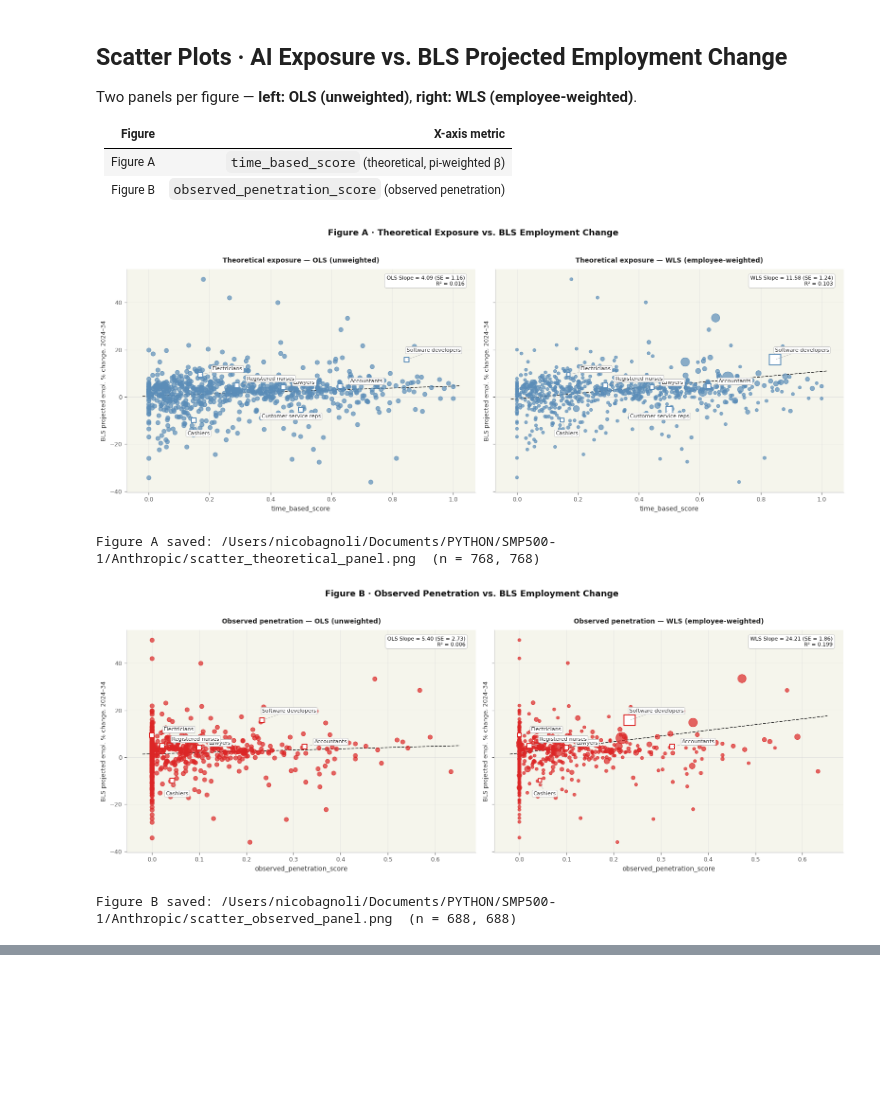
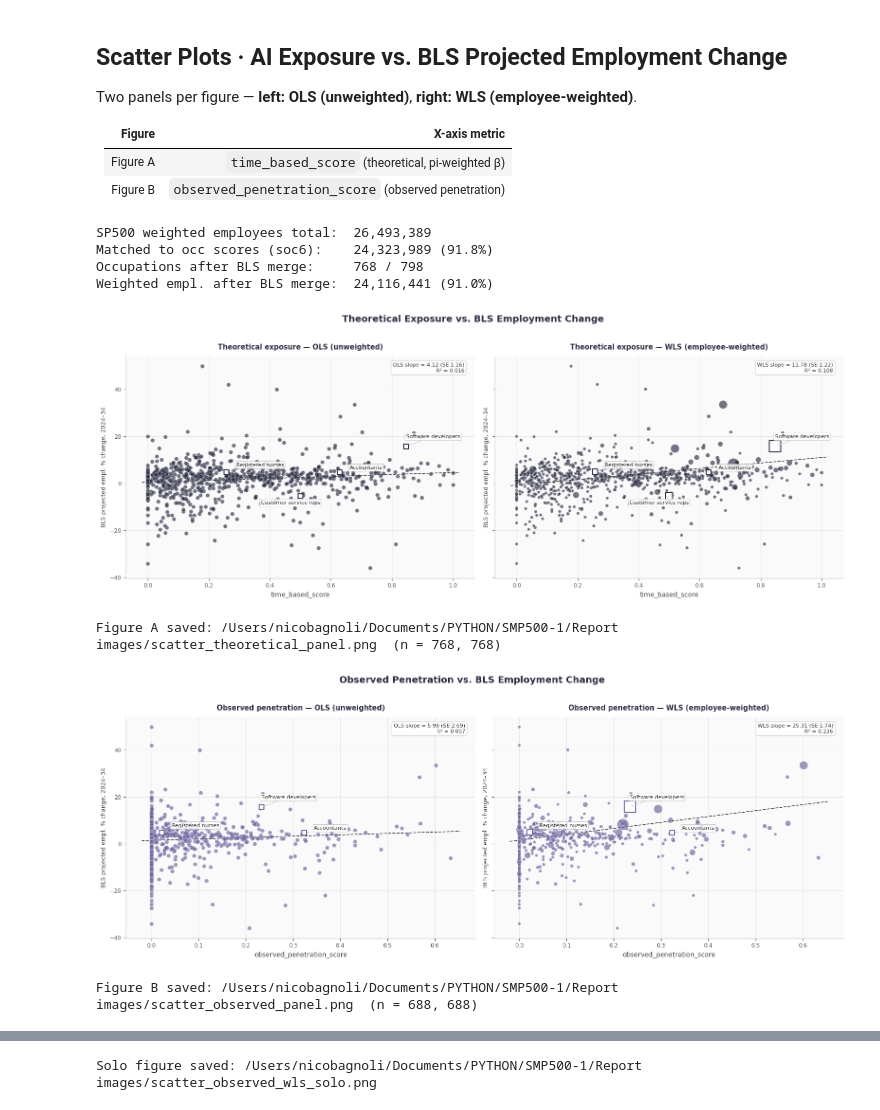
Before and after one commit to MIT-Work-Analytics-Laboratory/SMP500, a Jupyter notebook: 1.2 - Figures_Anthropic.ipynb, the cells around one changed output, grey strips where cells are left out. Cells and saved outputs as stored; diff of their text form; code cells hidden in the pictures; blank space fills up the shorter version.

```diff
--- a/1.2 - Figures_Anthropic.ipynb
+++ b/1.2 - Figures_Anthropic.ipynb
@@ -1080,34 +1093,67 @@ fig_a.suptitle("Theoretical Exposure vs. BLS Employment Change",
 fig_a.tight_layout()
 out_a = REPORT_DIR / "scatter_theoretical_panel.png"
 fig_a.savefig(out_a, dpi=200, bbox_inches="tight", transparent=True)
 plt.show()
 print(f"Figure A saved: {out_a}  (n = {n1}, {n2})")
 
 # ═══════════════════════════════════════════════════════════════════════
 # Figure B · observed_penetration_score  (OLS | WLS)
 # ═══════════════════════════════════════════════════════════════════════
 fig_b, (ax_b1, ax_b2) = plt.subplots(1, 2, figsize=(16, 6), sharey=True)
 fig_b.patch.set_alpha(0)
 for a in (ax_b1, ax_b2):
     a.set_facecolor("#FAFAFA")
 
 n3, *_ = draw_panel(ax_b1, df_all, "exposure_obs", PURPLE,
                      "Observed penetration — OLS (unweighted)", weighted=False)
 ax_b1.set_xlabel("observed_penetration_score", fontsize=10, color="#444444")
 
 n4, *_ = draw_panel(ax_b2, df_all, "exposure_obs", PURPLE,
                      "Observed penetration — WLS (employee-weighted)", weighted=True)
 ax_b2.set_xlabel("observed_penetration_score", fontsize=10, color="#444444")
 
 fig_b.suptitle("Observed Penetration vs. BLS Employment Change",
                fontsize=14, fontweight="bold", y=1.02, color="#2B2D42")
 fig_b.tight_layout()
 out_b = REPORT_DIR / "scatter_observed_panel.png"
 fig_b.savefig(out_b, dpi=200, bbox_inches="tight", transparent=True)
 plt.show()
 print(f"Figure B saved: {out_b}  (n = {n3}, {n4})")
+
+# ── Solo: WLS observed penetration panel ─────────────────────────────
+fig_solo, ax_solo = plt.subplots(figsize=(9, 6))
+fig_solo.patch.set_alpha(0)
+ax_solo.set_facecolor("none")
+
+draw_panel(ax_solo, df_all, "exposure_obs", PURPLE,
+           "", weighted=True)
+
+ax_solo.set_title("")
+ax_solo.set_xlabel("Observed Penetration Score", fontsize=11,
+                   color="#444444", labelpad=8)
+ax_solo.set_ylabel("Projected employment change between 2024 and 2034",
+                   fontsize=10, color="#444444", labelpad=8)
+
+# Remove grid, move stat box to bottom-right
+ax_solo.yaxis.grid(False)
+ax_solo.xaxis.grid(False)
+for txt in ax_solo.texts:
+    if "slope" in txt.get_text().lower() or "r²" in txt.get_text().lower():
+        txt.set_position((0.97, 0.05))
+        txt.set_verticalalignment("bottom")
+
+fig_solo.tight_layout()
+out_solo = REPORT_DIR / "scatter_observed_wls_solo.png"
+fig_solo.savefig(out_solo, dpi=200, bbox_inches="tight",
+                 transparent=True, facecolor="none")
+plt.show()
+print(f"Solo figure saved: {out_solo}")
 # %% [output]
+SP500 weighted employees total:  26,493,389
+Matched to occ scores (soc6):    24,323,989 (91.8%)
+Occupations after BLS merge:     768 / 798
+Weighted empl. after BLS merge:  24,116,441 (91.0%)
-[figure, old version]
+[figure, new version]
-Figure A saved: /Users/nicobagnoli/Documents/PYTHON/SMP500-1/Anthropic/scatter_theoretical_panel.png  (n = 768, 768)
+Figure A saved: /Users/nicobagnoli/Documents/PYTHON/SMP500-1/Report images/scatter_theoretical_panel.png  (n = 768, 768)
-[figure, old version]
+[figure, new version]
-Figure B saved: /Users/nicobagnoli/Documents/PYTHON/SMP500-1/Anthropic/scatter_observed_panel.png  (n = 688, 688)
+Figure B saved: /Users/nicobagnoli/Documents/PYTHON/SMP500-1/Report images/scatter_observed_panel.png  (n = 688, 688)
@@ -1113,0 +1161 @@ Figure B saved: /Users/nicobagnoli/Documents/PYTHON/SMP500-1/Anthropic/scatter_o
+Solo figure saved: /Users/nicobagnoli/Documents/PYTHON/SMP500-1/Report images/scatter_observed_wls_solo.png
```
Also changed, not shown: parts of 4 cells of this notebook, 13 other files.
